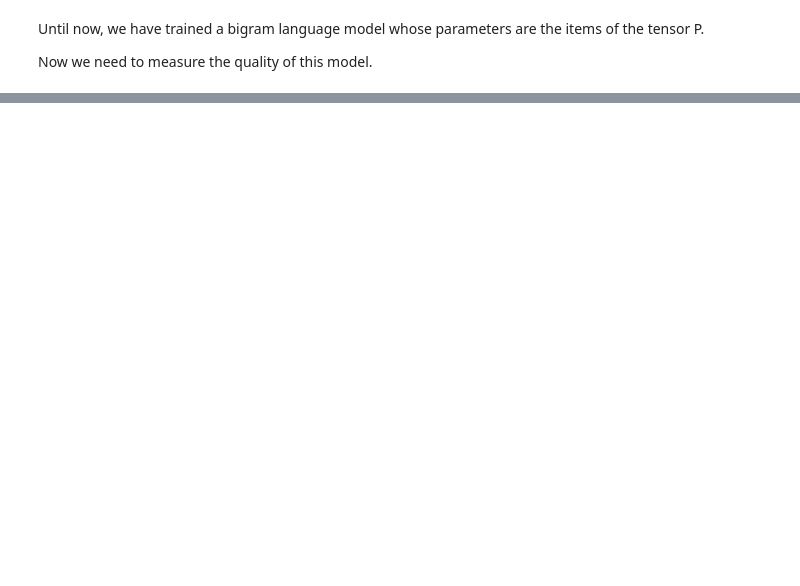
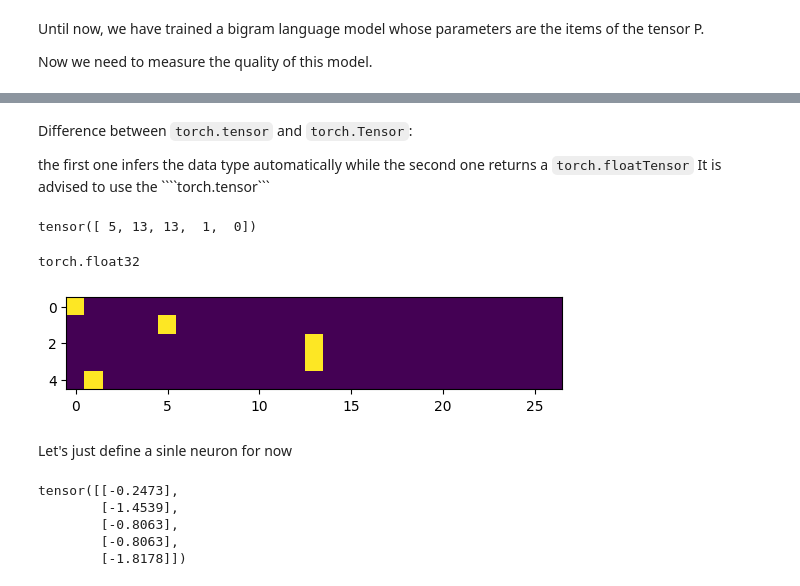
Before and after one commit to zeinab-sheikhi/makemore, a Jupyter notebook: app.ipynb, the cells around one changed output, grey strips where cells are left out. Drawn from its saved outputs; the diff is of its cells as text; code cells hidden in the pictures; blank space fills up the shorter version.

`````diff
--- a/app.ipynb
+++ b/app.ipynb
@@ -338,0 +340,20 @@ tensor(2.4241)
+# %%
+log_likelihood = 0.0
+n = 0
+# for w in words:
+for w in ["andrejq"]:
+    chs = ['.'] + list(w) + ['.']
+    for ch1, ch2 in zip(chs, chs[1:]):
+        ix1 = stoi[ch1]
+        ix2 = stoi[ch2]
+        prob = P[ix1, ix2]
+        logprob = torch.log(prob) # the more negative, the worse
+        log_likelihood += logprob
+        n += 1
+        print(f"{ch1}{ch2}: {prob:.4f}, {logprob:.4f}")
+
+print(log_likelihood) # when all the probabilities are 1, the log of those probs is 0, and the log_liklihood is 0 too which is the ideal, but the more negative it become, it is undesirable!
+neg_log_likelihood = -log_likelihood
+normalized_nll = neg_log_likelihood / n  # get the average log likelihood, the lower it is, the better
+print(neg_log_likelihood)
+print(normalized_nll)
@@ -338,0 +372,46 @@ tensor(2.4241)
+# %% [markdown]
+Difference between ```torch.tensor``` and ```torch.Tensor```:
+
+the first one infers the data type automatically while the second one returns a ```torch.floatTensor```
+It is advised to use the ````torch.tensor```
+# %%
+# Create the training set of all the bigrams
+
+xs, ys = [], []
+
+for w in words[:1]:
+    chs = ['.'] + list(w) + ['.']
+    for ch1, ch2 in zip(chs, chs[1:]):
+        ix1 = stoi[ch1]
+        ix2 = stoi[ch2]
+        xs.append(ix1)
+        ys.append(ix2)
+
+xs = torch.tensor(xs)
+ys = torch.tensor(ys)
+xs
+ys
+# %% [output]
+tensor([ 5, 13, 13,  1,  0])
+# %%
+import torch.nn.functional as F
+
+xenc = F.one_hot(xs, num_classes=27).float() # input to the NN: one-hot encoding
+yenc = F.one_hot(ys, num_classes=27).float()
+# %%
+plt.imshow(xenc)
+xenc.dtype # when feeding the input data to the NNs, we want the data to be of type float not integers!
+# %% [output]
+torch.float32
+[figure, added]
+# %% [markdown]
+Let's just define a sinle neuron for now
+# %%
+W = torch.randn((27, 1), generator=g)
+xenc @ W # @ is a matrix multiplication in Pytorch
+# %% [output]
+tensor([[-0.2473],
+        [-1.4539],
+        [-0.8063],
+        [-0.8063],
+        [-1.8178]])
`````
Also changed, not shown: parts of 20 cells of this notebook, 1 other file.
